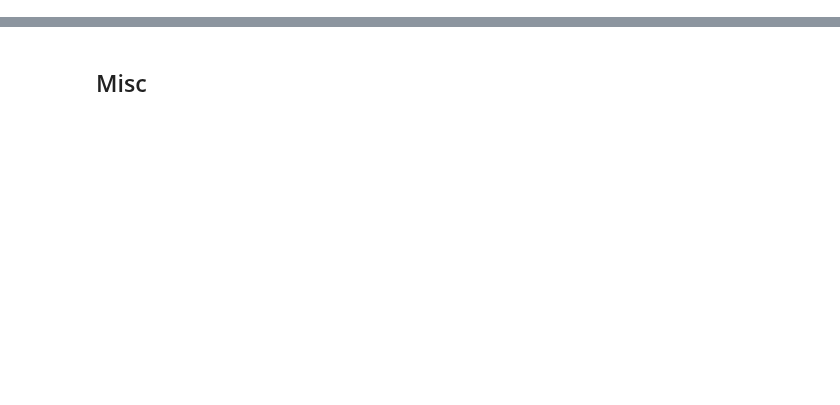
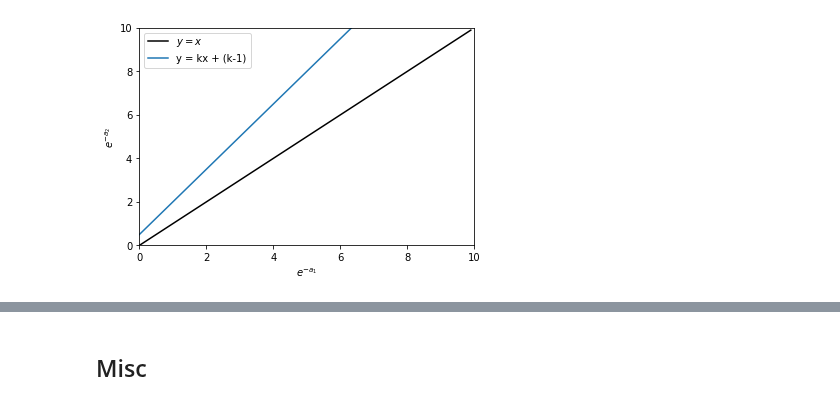
Before and after one commit to kevinnowland/kevinnowland.github.io, a Jupyter notebook: code/_notebooks/SimpleNeuronNet.ipynb, the cells around one changed output, grey strips where cells are left out. Saved outputs shown, nothing was run; the diff lists cells and outputs as text; code cells hidden in the pictures; blank space fills up the shorter version.

```diff
--- a/code/_notebooks/SimpleNeuronNet.ipynb
+++ b/code/_notebooks/SimpleNeuronNet.ipynb
@@ -179,0 +281,22 @@ snn.output(np.array([2, 4, 1]))
+# %%
+k = 1.5
+
+fig, ax = plt.subplots()
+
+ax.set_xlabel('$e^{-a_1}$')
+ax.set_ylabel('$e^{-a_2}$')
+
+ax.set_xlim(0, 10)
+ax.set_ylim(0, 10)
+
+x = np.array([i/10.0 for i in range(100)])
+y = k * x + (k-1)
+
+ax.plot(x, x, color="black", label="$y=x$")
+ax.plot(x, y, label="y = kx + (k-1)")
+
+ax.legend()
+
+plt.show()
+# %% [output]
+[figure, added]
```
Also changed, not shown: parts of 18 cells of this notebook.
